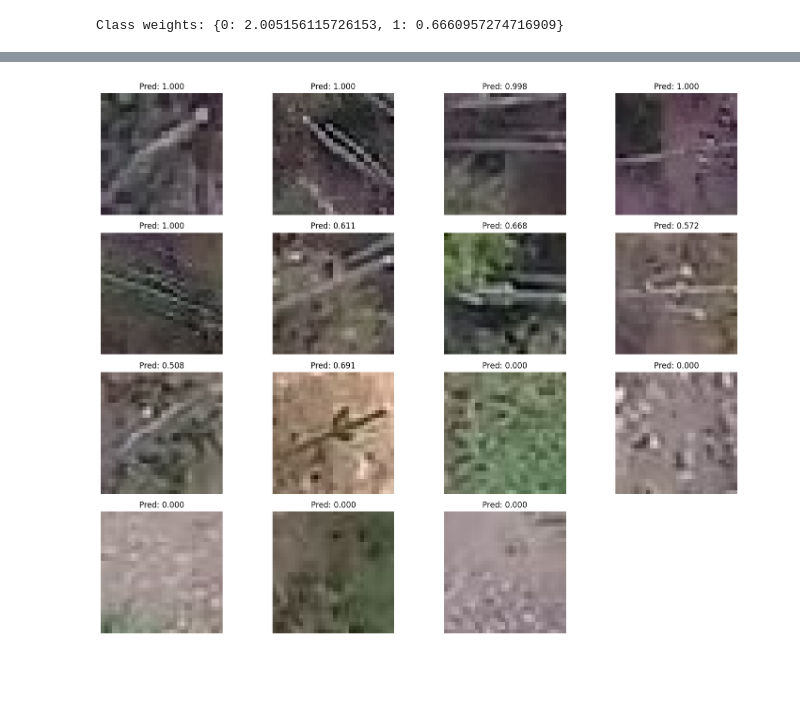
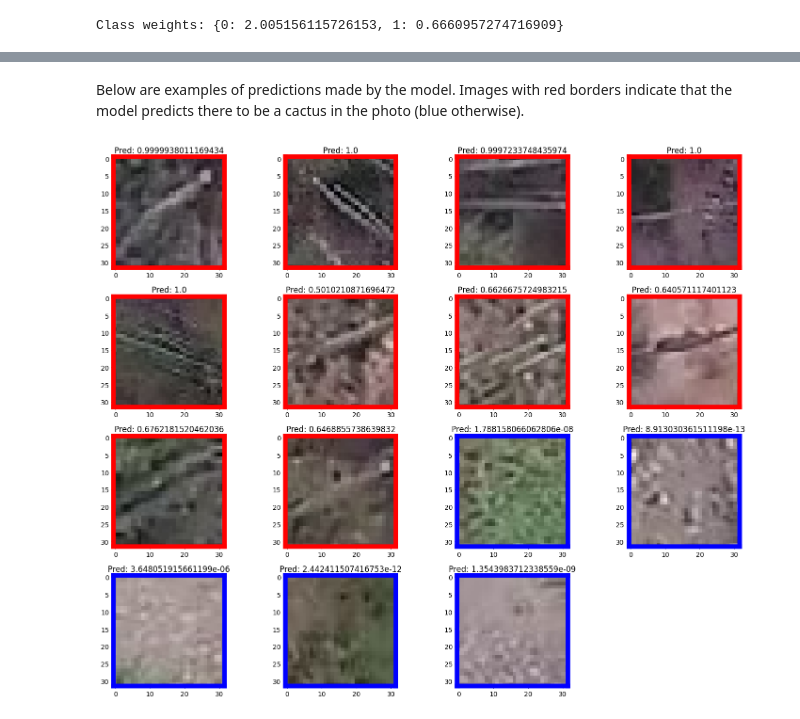
Before and after one commit to carlosmatherson/ResNet-Cactus-Identification, a Jupyter notebook: ResNetCactusIdentification.ipynb, the cells around one changed output, grey strips where cells are left out. Cells and saved outputs as stored; diff of their text form; code cells hidden in the pictures; blank space fills up the shorter version.

Commit message:
Kaggle Notebook | Cactus Identification | ResNet Transfer Learning🌵 | Version 7

```diff
--- a/ResNetCactusIdentification.ipynb
+++ b/ResNetCactusIdentification.ipynb
@@ -531,4 +620,6 @@ print("Submission saved successfully!")
 Submission saved successfully!
+# %% [markdown]
+Below are examples of predictions made by the model. Images with red borders indicate that the model predicts there to be a cactus in the photo (blue otherwise).
 # %%
 def display_test_predictions(submission_df, n_images=12, threshold=0.5):
     n_rows = int(np.floor(np.sqrt(n_images)))
@@ -536,40 +627,40 @@ def display_test_predictions(submission_df, n_images=12, threshold=0.5):
     fig, axes = plt.subplots(n_rows, n_cols, figsize=(15, 12))
     axes = axes.flatten()
 
-    # Get some images with a mix of predictions
+    # Get a mix of predictions
     high_conf_cactus = submission_df[submission_df['has_cactus'] > 0.9]['id'].iloc[:n_images//3]
     low_conf_cactus = submission_df[(submission_df['has_cactus'] > threshold) &
                                     (submission_df['has_cactus'] < 0.7)]['id'].iloc[:n_images//3]
     high_conf_no_cactus = submission_df[submission_df['has_cactus'] < 0.1]['id'].iloc[:n_images//3]
 
     images = pd.concat([high_conf_cactus, low_conf_cactus, high_conf_no_cactus])
 
     for idx, img_name in enumerate(images):
         if idx >= n_images:
             break
 
         img_path = 'test/' + img_name
         image = cv2.imread(img_path)
         image = cv2.cvtColor(image, cv2.COLOR_BGR2RGB)
 
         pred = submission_df.loc[submission_df['id'] == img_name, 'has_cactus'].values[0]
 
         axes[idx].imshow(image)
-        axes[idx].set_title(f"Pred: {pred:.3f}")
-        axes[idx].axis('off')
+        axes[idx].set_title(f"Pred: {pred}")
 
         # Red border for predicted cactus, blue for no cactus
         border_color = 'red' if pred > threshold else 'blue'
         for spine in axes[idx].spines.values():
             spine.set_edgecolor(border_color)
             spine.set_linewidth(7)
+            spine.set_visible(True)
 
     for i in range(len(images), len(axes)):
         axes[i].set_visible(False)
 
     plt.tight_layout()
     plt.show()
 
 display_test_predictions(submission, n_images=16)
 # %% [output]
-[figure, old version]
+[figure, new version]
```
Also changed, not shown: parts of 50 cells of this notebook.
